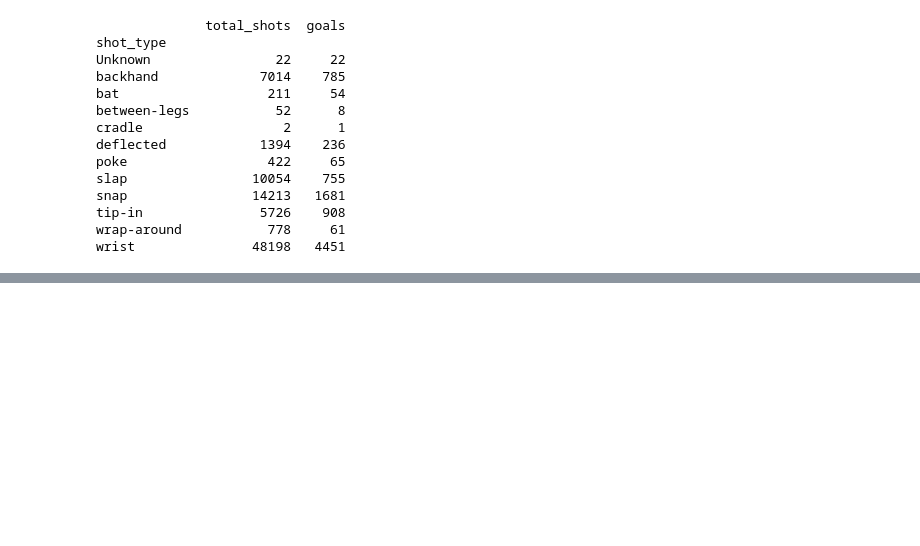
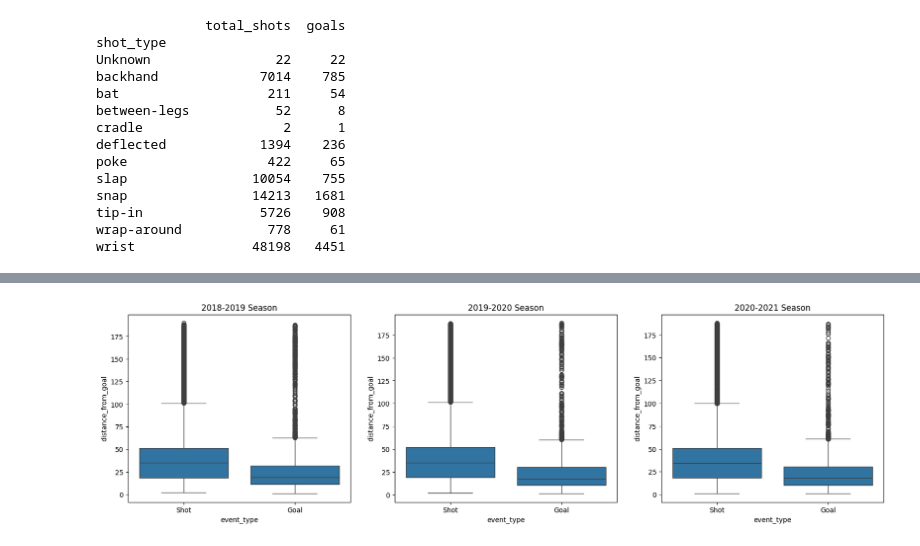
Before and after one commit to SlimeOverlord/nhl-data-analysis, a Jupyter notebook: ift6758/visualizations/simple_visualizations.ipynb, the cells around one changed output, grey strips where cells are left out. Drawn from its saved outputs; the diff is of its cells as text; code cells hidden in the pictures; blank space fills up the shorter version.

```diff
--- a/ift6758/visualizations/simple_visualizations.ipynb
+++ b/ift6758/visualizations/simple_visualizations.ipynb
@@ -62,0 +69,15 @@ plt.plot()
+# %%
+# First, we get the data from seasons 2018-2019, 2019-2020 and 2020-2021
+season2018Data = SeasonData(2018)
+season2018Data.get_data_from_api()
+df_2018 = clean_season_data(season2018Data)
+
+season2019Data = SeasonData(2019)
+season2019Data.get_data_from_api()
+df_2019 = clean_season_data(season2019Data)
+
+season2020Data = SeasonData(2020)
+season2020Data.get_data_from_api()
+df_2020 = clean_season_data(season2020Data)
+
+dfArray = [df_2018, df_2019, df_2020]
@@ -62,0 +97,20 @@ plt.plot()
+# %%
+# Now, we plot the points for each of the seasons according to the distance to the goal
+fig, ax = plt.subplots(1, 3, figsize=(20, 5))
+
+# Plotting the 2018-2019 season
+sns.boxplot(x="event_type", y="distance_from_goal", data=df_2018, ax=ax[0])
+ax[0].set_title("2018-2019 Season")
+
+# Plotting the 2019-2020 season
+sns.boxplot(x="event_type", y="distance_from_goal", data=df_2019, ax=ax[1])
+ax[1].set_title("2019-2020 Season")
+ax[1].invert_xaxis()
+
+# Plotting the 2020-2021 season
+sns.boxplot(x="event_type", y="distance_from_goal", data=df_2020, ax=ax[2])
+ax[2].set_title("2020-2021 Season")
+
+plt.show()
+# %% [output]
+[figure, added]
```
Also changed, not shown: parts of 5 cells of this notebook, 2 other files.
